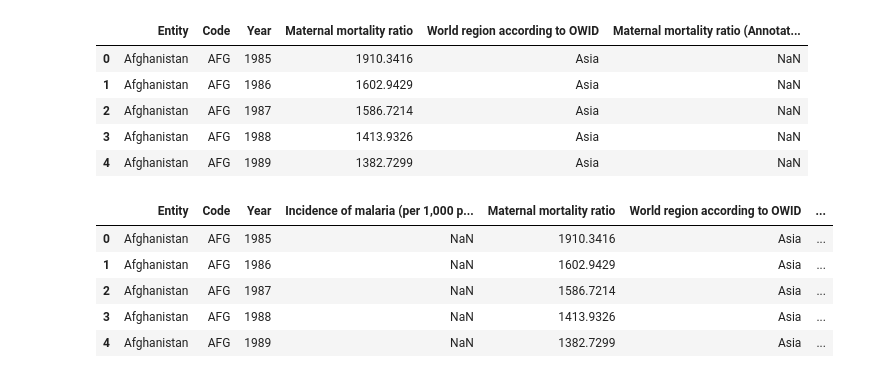
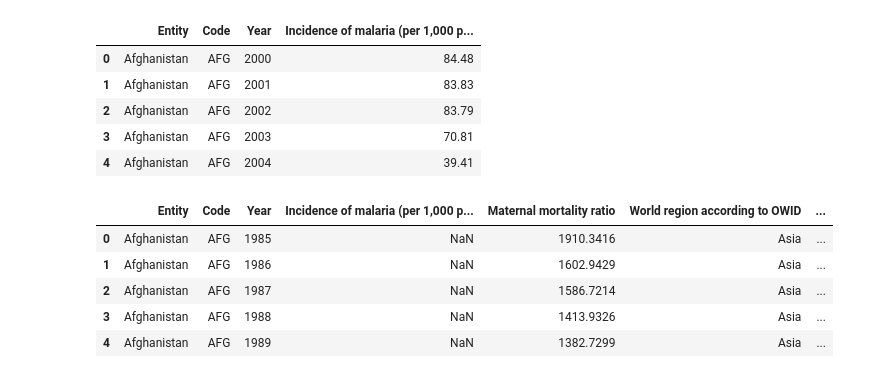
Before and after one commit to Cothilyba77/Projet_final_Force_N, a Jupyter notebook: Exploration de données.ipynb, the cells around one changed output. Drawn from its saved outputs; the diff is of its cells as text; code cells hidden in the pictures.

```diff
--- a/Exploration de données.ipynb
+++ b/Exploration de données.ipynb
@@ -13,14 +13,14 @@ df_malaria = pd.read_csv('/content/incidence-of-malaria.csv')
 df_mortality = pd.read_csv('/content/maternal-mortality.csv')
 df_prenatal = pd.read_csv('/content/share-of-mothers-receiving-at-least-one-antenatal-visit-during-pregnancy.csv')
 # %%
-df_malaria.head(50)
+df_malaria.head(5)
 # %% [output]
-|  | Entity | Code | Year | Maternal mortality ratio | World region according to OWID | Maternal mortality ratio (Annotat... |
-| 0 | Afghanistan | AFG | 1985 | 1910.3416 | Asia | NaN |
-| 1 | Afghanistan | AFG | 1986 | 1602.9429 | Asia | NaN |
-| 2 | Afghanistan | AFG | 1987 | 1586.7214 | Asia | NaN |
-| 3 | Afghanistan | AFG | 1988 | 1413.9326 | Asia | NaN |
-| 4 | Afghanistan | AFG | 1989 | 1382.7299 | Asia | NaN |
+|  | Entity | Code | Year | Incidence of malaria (per 1,000 p... |
+| 0 | Afghanistan | AFG | 2000 | 84.48 |
+| 1 | Afghanistan | AFG | 2001 | 83.83 |
+| 2 | Afghanistan | AFG | 2002 | 83.79 |
+| 3 | Afghanistan | AFG | 2003 | 70.81 |
+| 4 | Afghanistan | AFG | 2004 | 39.41 |
 # %%
 df_combined = df_malaria.merge(df_mortality, on=['Entity', 'Year','Code'], how='outer')
 df_combined = df_combined.merge(df_prenatal, on=['Entity', 'Year','Code'], how='outer')
```
Also changed, not shown: parts of 4 cells of this notebook.
